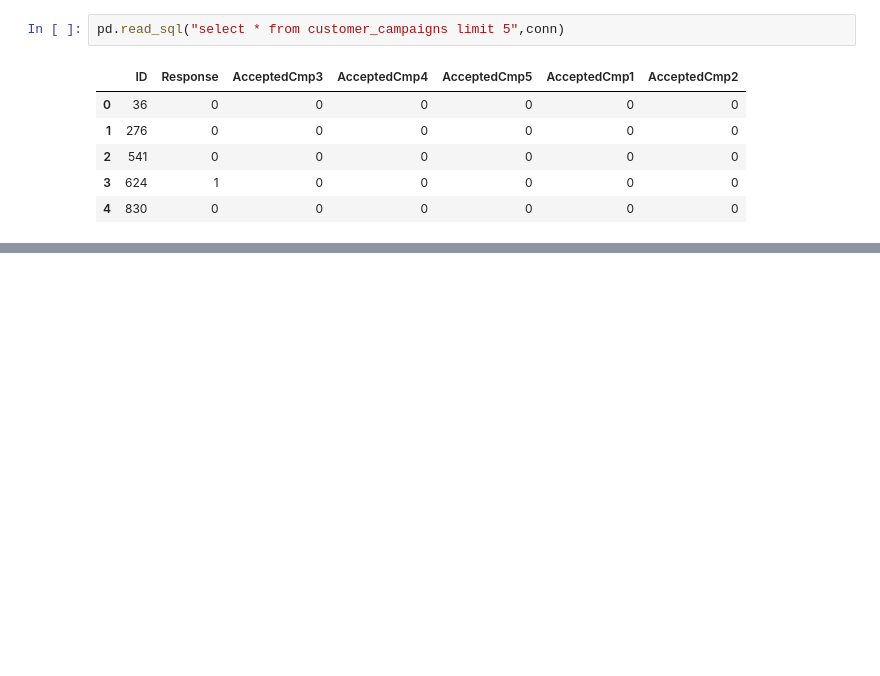
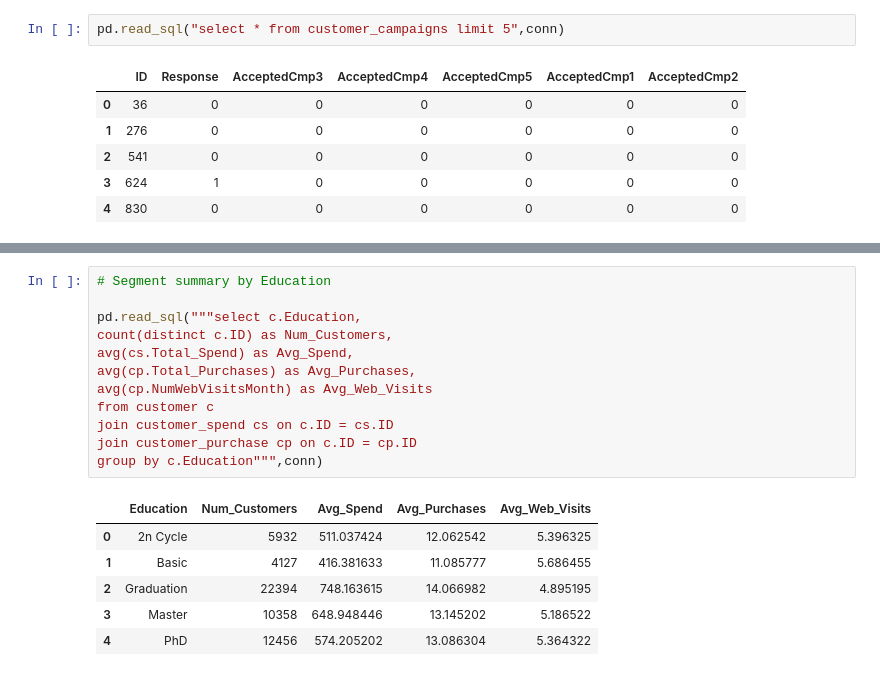
Before and after one commit to dharanigs-19/Mini-Project, a Jupyter notebook: Mini_Project_2.ipynb, the cells around one changed output, grey strips where cells are left out. Cells and saved outputs as stored; diff of their text form; blank space fills up the shorter version.

```diff
--- a/Mini_Project_2.ipynb
+++ b/Mini_Project_2.ipynb
@@ -794,0 +828,19 @@ pd.read_sql("select * from customer_campaigns limit 5",conn)
+# %%
+# Segment summary by Education
+
+pd.read_sql("""select c.Education,
+count(distinct c.ID) as Num_Customers,
+avg(cs.Total_Spend) as Avg_Spend,
+avg(cp.Total_Purchases) as Avg_Purchases,
+avg(cp.NumWebVisitsMonth) as Avg_Web_Visits
+from customer c
+join customer_spend cs on c.ID = cs.ID
+join customer_purchase cp on c.ID = cp.ID
+group by c.Education""",conn)
+# %% [output]
+|  | Education | Num_Customers | Avg_Spend | Avg_Purchases | Avg_Web_Visits |
+| 0 | 2n Cycle | 5932 | 511.037424 | 12.062542 | 5.396325 |
+| 1 | Basic | 4127 | 416.381633 | 11.085777 | 5.686455 |
+| 2 | Graduation | 22394 | 748.163615 | 14.066982 | 4.895195 |
+| 3 | Master | 10358 | 648.948446 | 13.145202 | 5.186522 |
+| 4 | PhD | 12456 | 574.205202 | 13.086304 | 5.364322 |
```
Also changed, not shown: parts of 9 cells of this notebook.
